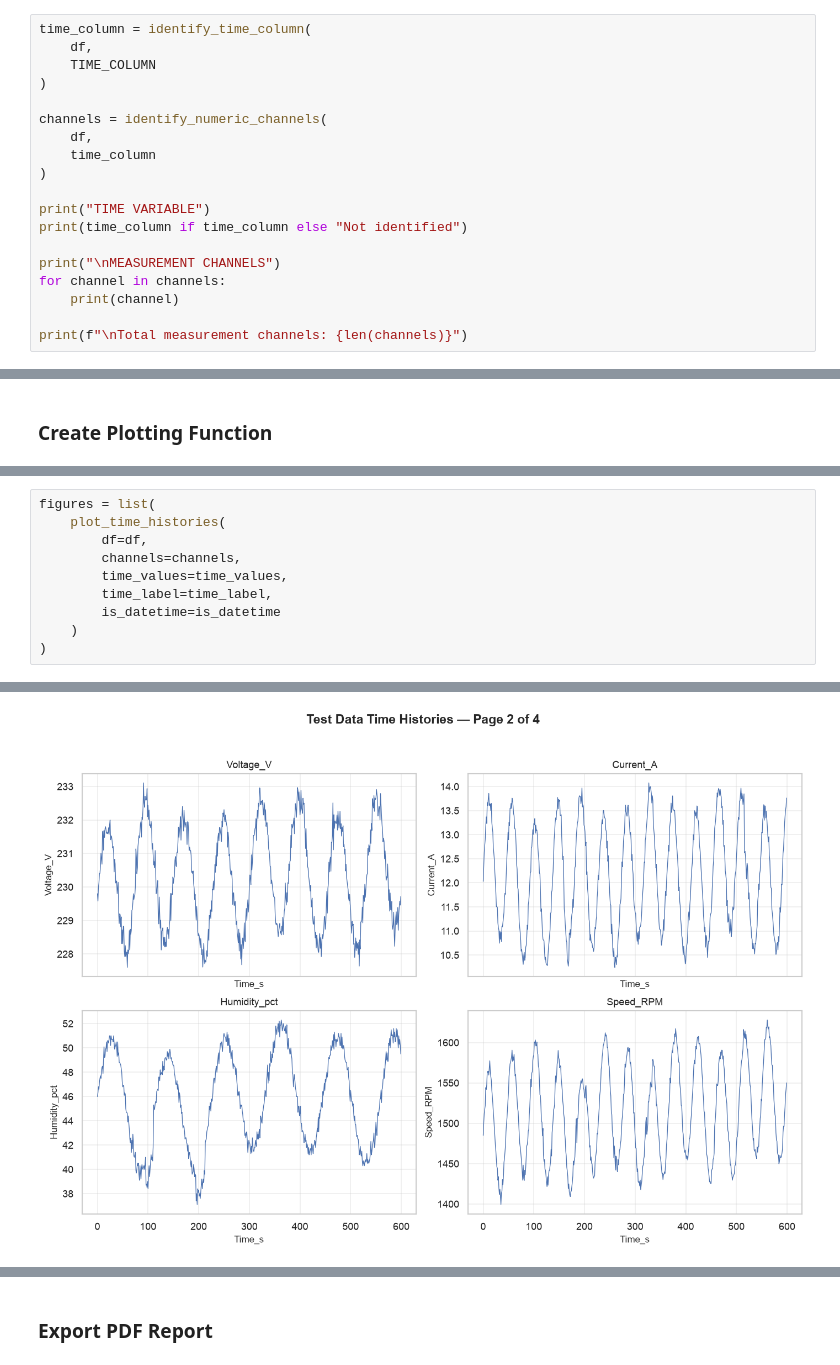
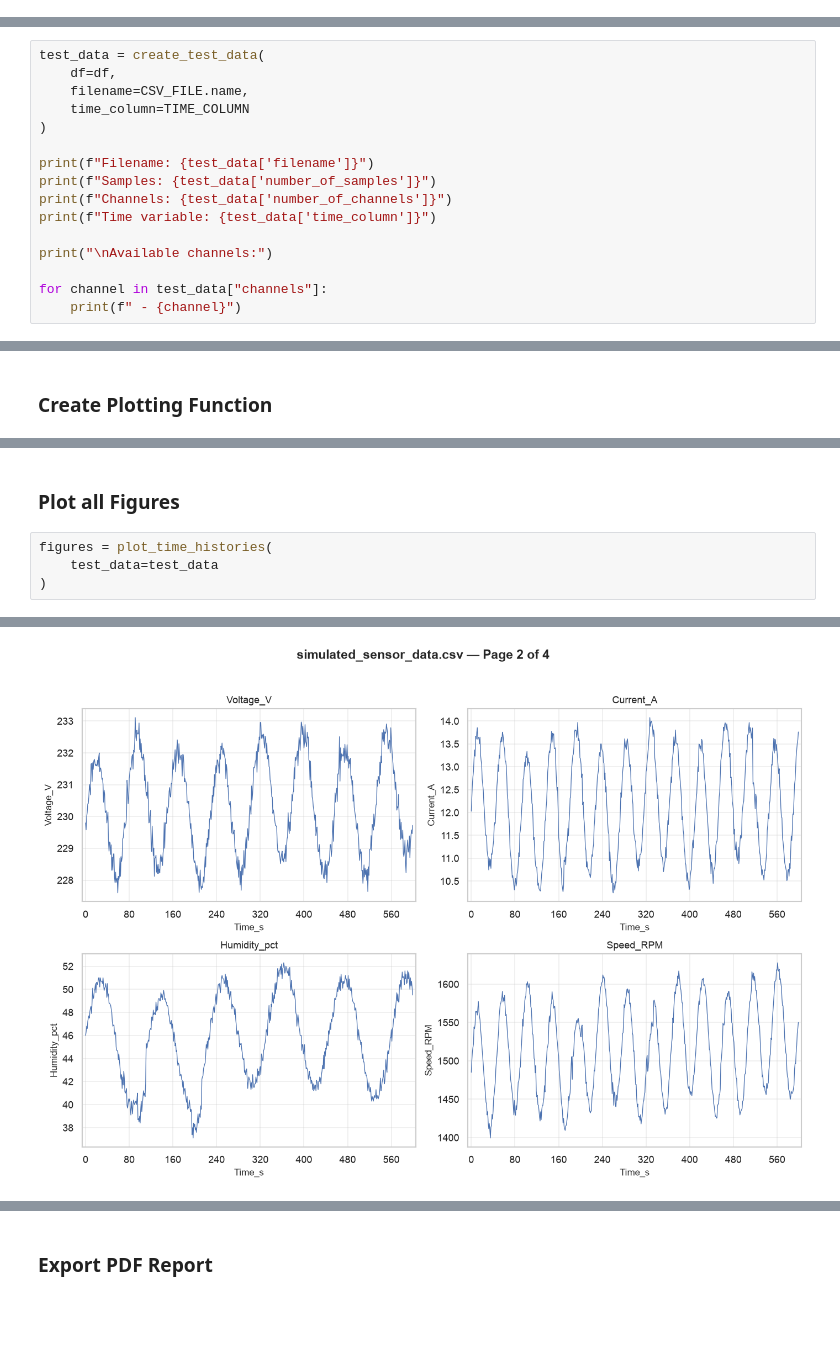
Before and after one commit to greg-vallone/testdata-analyzer, a Jupyter notebook: notebooks/TestDataAnalyzer_v0.1.ipynb, the cells around one changed output, grey strips where cells are left out. Saved outputs shown, nothing was run; the diff lists cells and outputs as text; blank space fills up the shorter version.

```diff
--- a/notebooks/TestDataAnalyzer_v0.1.ipynb
+++ b/notebooks/TestDataAnalyzer_v0.1.ipynb
@@ -208,19 +139,0 @@ def identify_numeric_channels(df, time_column=None):
-# %%
-time_column = identify_time_column(
-    df,
-    TIME_COLUMN
-)
-
-channels = identify_numeric_channels(
-    df,
-    time_column
-)
-
-print("TIME VARIABLE")
-print(time_column if time_column else "Not identified")
-
-print("\nMEASUREMENT CHANNELS")
-for channel in channels:
-    print(channel)
-
-print(f"\nTotal measurement channels: {len(channels)}")
@@ -304,0 +230,16 @@ time_values, time_label, is_datetime = prepare_time_axis(
+# %%
+test_data = create_test_data(
+    df=df,
+    filename=CSV_FILE.name,
+    time_column=TIME_COLUMN
+)
+
+print(f"Filename: {test_data['filename']}")
+print(f"Samples: {test_data['number_of_samples']}")
+print(f"Channels: {test_data['number_of_channels']}")
+print(f"Time variable: {test_data['time_column']}")
+
+print("\nAvailable channels:")
+
+for channel in test_data["channels"]:
+    print(f" - {channel}")
@@ -401,14 +539,10 @@ def plot_time_histories(
         figures.append(fig)
 
     return figures
+# %% [markdown]
+### Plot all Figures
 # %%
-figures = list(
-    plot_time_histories(
-        df=df,
-        channels=channels,
-        time_values=time_values,
-        time_label=time_label,
-        is_datetime=is_datetime
-    )
+figures = plot_time_histories(
+    test_data=test_data
 )
 # %% [output]
@@ -416 +550 @@ figures = list(
-[figure, old version]
+[figure, new version]
```
Also changed, not shown: parts of 46 cells of this notebook, 3 other files.
